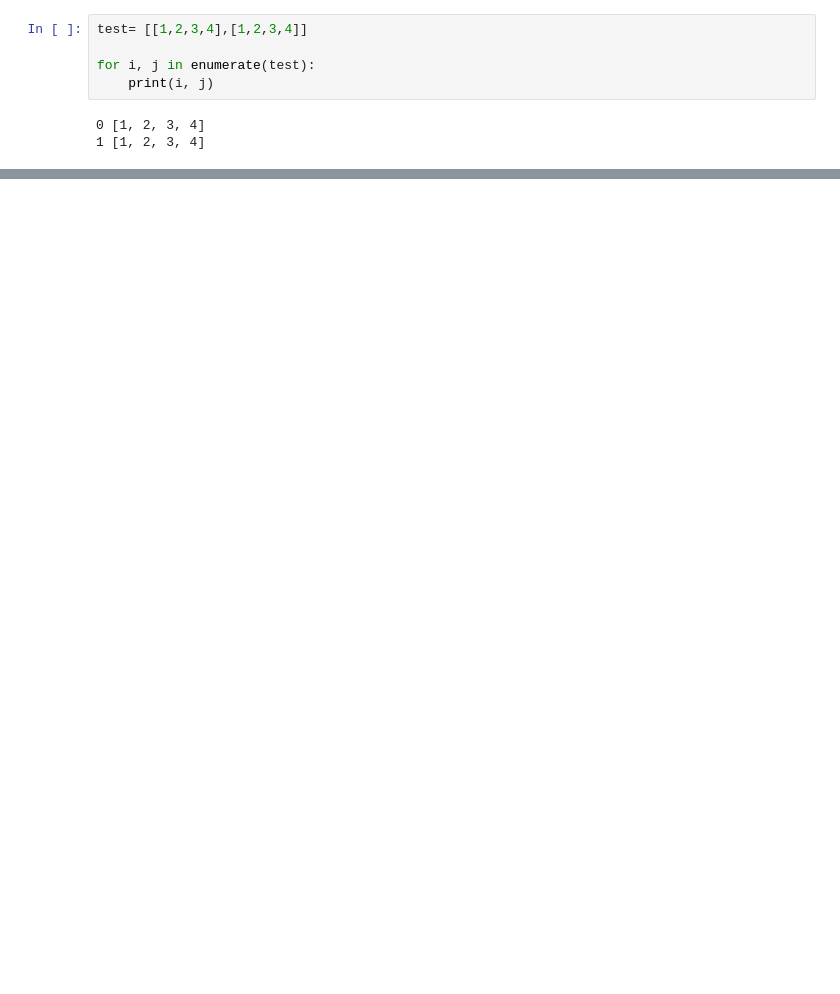
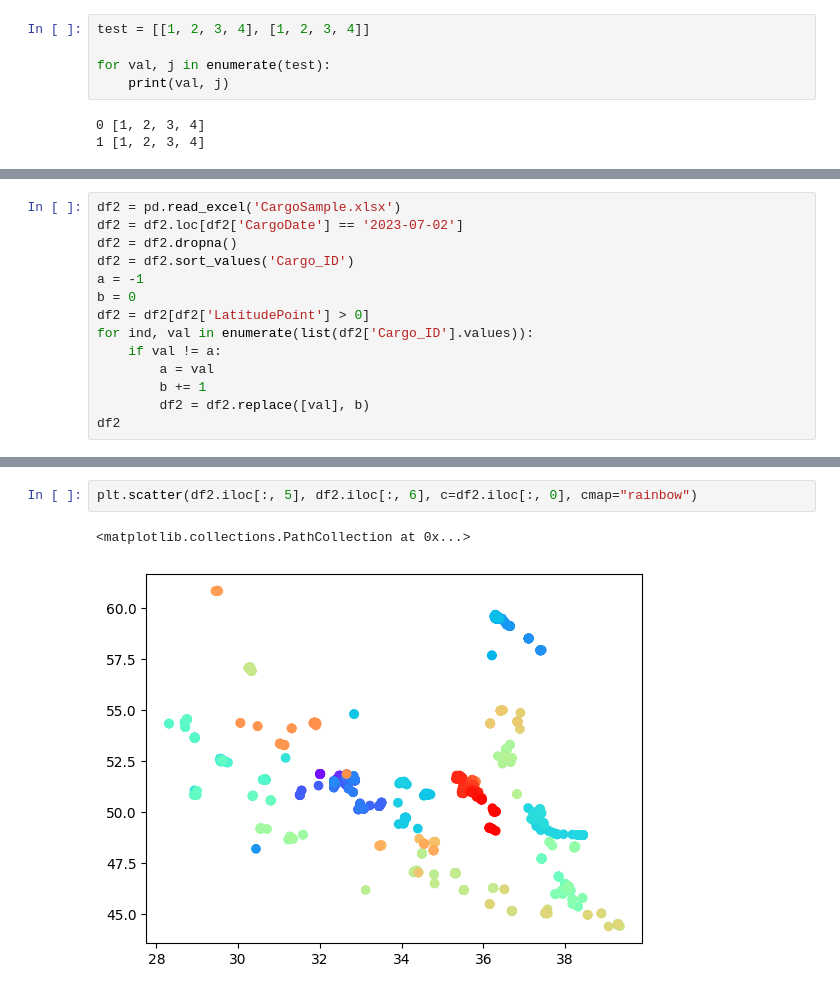
Before and after one commit to DevNerds2020/coordinate-recommender-for-visitors, a Jupyter notebook: test-workbench.ipynb, the cells around one changed output, grey strips where cells are left out. Saved outputs shown, nothing was run; the diff lists cells and outputs as text; blank space fills up the shorter version.

```diff
--- a/test-workbench.ipynb
+++ b/test-workbench.ipynb
@@ -472,10 +483,10 @@ plt.show()
 # %% [output]
 [figure]
 # %%
-test= [[1,2,3,4],[1,2,3,4]]
+test = [[1, 2, 3, 4], [1, 2, 3, 4]]
 
-for i, j in enumerate(test):
-    print(i, j)
+for val, j in enumerate(test):
+    print(val, j)
 # %% [output]
 0 [1, 2, 3, 4]
 1 [1, 2, 3, 4]
@@ -481,0 +495,14 @@ for i, j in enumerate(test):
+# %%
+df2 = pd.read_excel('CargoSample.xlsx')
+df2 = df2.loc[df2['CargoDate'] == '2023-07-02']
+df2 = df2.dropna()
+df2 = df2.sort_values('Cargo_ID')
+a = -1
+b = 0
+df2 = df2[df2['LatitudePoint'] > 0]
+for ind, val in enumerate(list(df2['Cargo_ID'].values)):
+    if val != a:
+        a = val
+        b += 1
+        df2 = df2.replace([val], b)
+df2
@@ -481,0 +523,5 @@ for i, j in enumerate(test):
+# %%
+plt.scatter(df2.iloc[:, 5], df2.iloc[:, 6], c=df2.iloc[:, 0], cmap="rainbow")
+# %% [output]
+<matplotlib.collections.PathCollection at 0x...>
+[figure, added]
```
Also changed, not shown: parts of 11 cells of this notebook, 1 other file.
